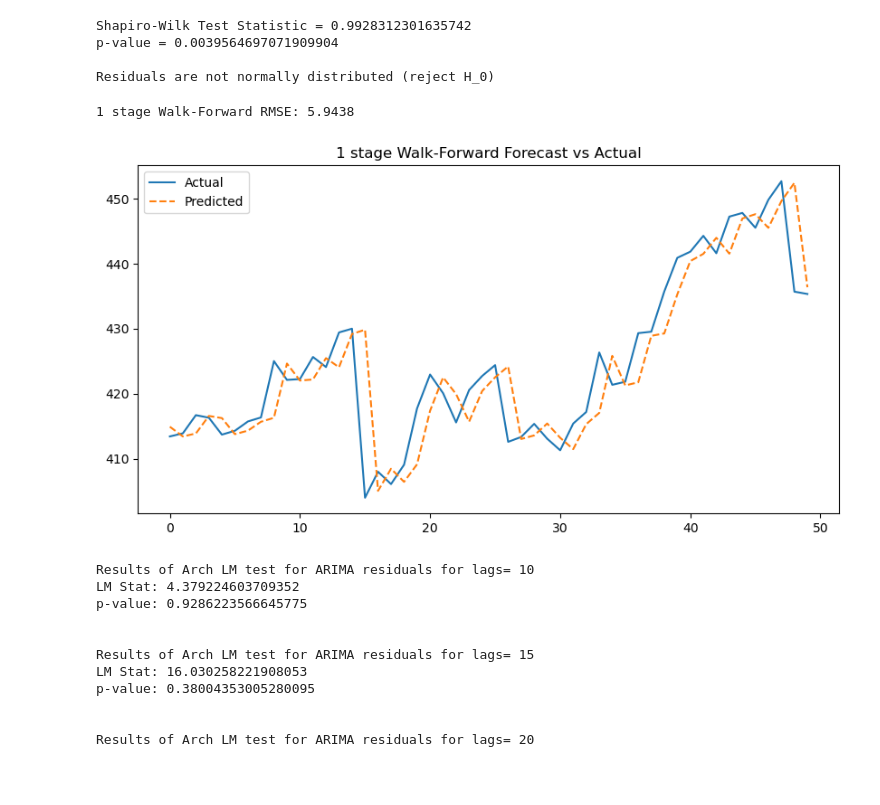
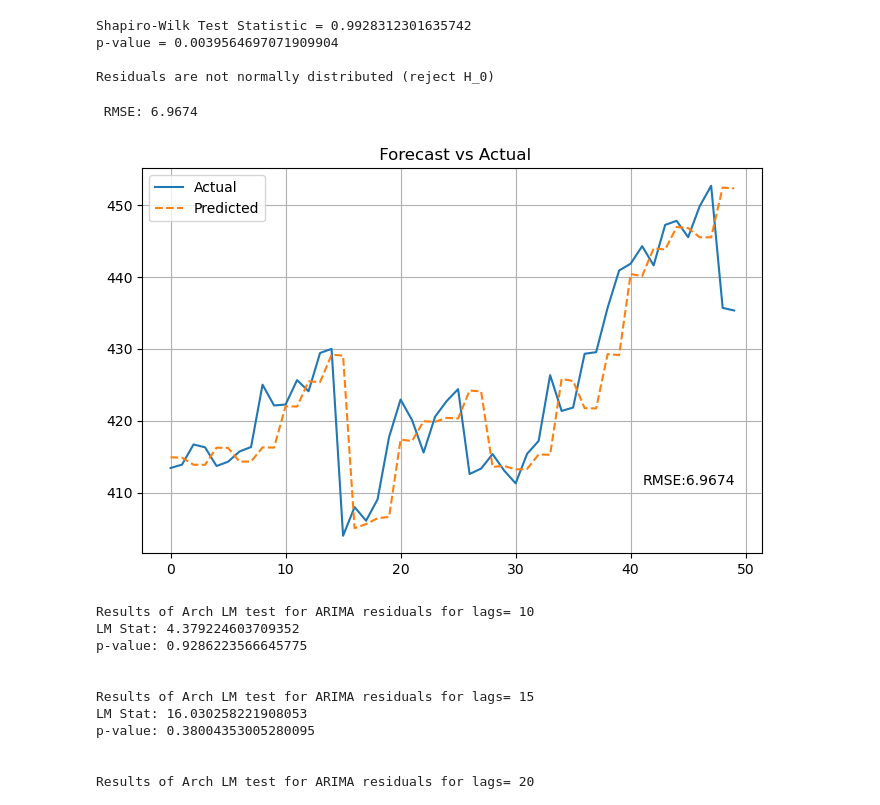
Before and after one commit to 035skt/ECO723, a Jupyter notebook: Analysis_12.ipynb, the cells around one changed output. Saved outputs shown, nothing was run; the diff lists cells and outputs as text; code cells hidden in the pictures; blank space fills up the shorter version.

```diff
--- a/Analysis_12.ipynb
+++ b/Analysis_12.ipynb
@@ -323,39 +349,43 @@ X_test_flat = X_test.values.ravel() if hasattr(X_test, 'values') else np.ravel(X
 
 train = list(X_train_flat.astype(float))
 test = list(X_test_flat.astype(float))
 
 predictions_arima = []
 order = (1, 1, 1)  # Replace with optimal order
-step_size = 1
+step_size = 2
 
 for t in range(0, len(test), step_size):
     model = ARIMA(np.array(train), order=order)
     model_fit = model.fit()
 
     # Forecast up to 5 steps ahead (or fewer at the end)
     steps = min(step_size, len(test) - t)
     forecast = model_fit.forecast(steps=steps)
     predictions_arima.extend(forecast)
 
     # Update train with the actual next 5 values
     actuals = test[t:t + steps]
     train.extend(actuals)
 
 
 
 # Evaluation and plot
 rmse = np.sqrt(mean_squared_error(test[:len(predictions_arima)], predictions_arima))
-print(f"{step_size} stage Walk-Forward RMSE: {rmse:.4f}")
+print(f" RMSE: {rmse:.4f}")
 
-plt.figure(figsize=(10, 5))
+plt.figure(figsize=(8, 5))
 plt.plot(test, label='Actual')
 plt.plot(predictions_arima, label='Predicted', linestyle='--')
 plt.legend()
-plt.title(f"{step_size} stage Walk-Forward Forecast vs Actual")
+plt.title(f" Forecast vs Actual")
+plt.grid(True)
+plt.text(x=41,y=411,s=f"RMSE:{rmse:.4f}")
+plt.savefig("forecast_arima.png", dpi=300, bbox_inches='tight')# Options: png, jpg, pdf, svg
+
 plt.show()
 # %% [output]
-1 stage Walk-Forward RMSE: 5.9438
+ RMSE: 6.9674
-[figure, old version]
+[figure, new version]
 # %%
 from arch import arch_model
 from statsmodels.stats.diagnostic import het_arch
```
Also changed, not shown: parts of 22 cells of this notebook, 15 other files.
